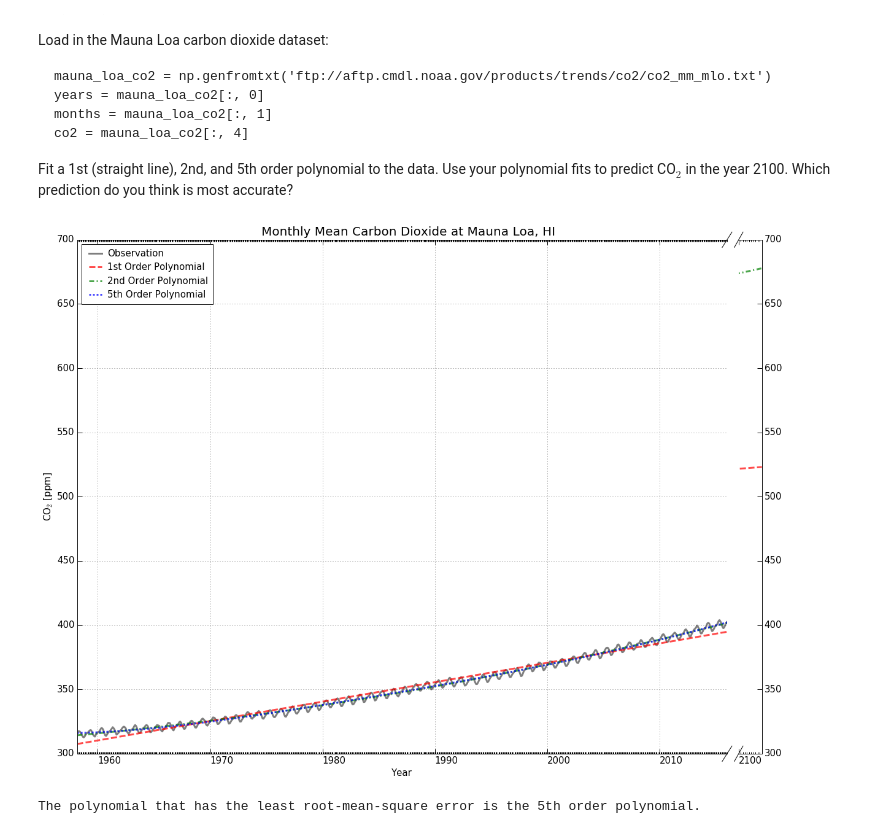
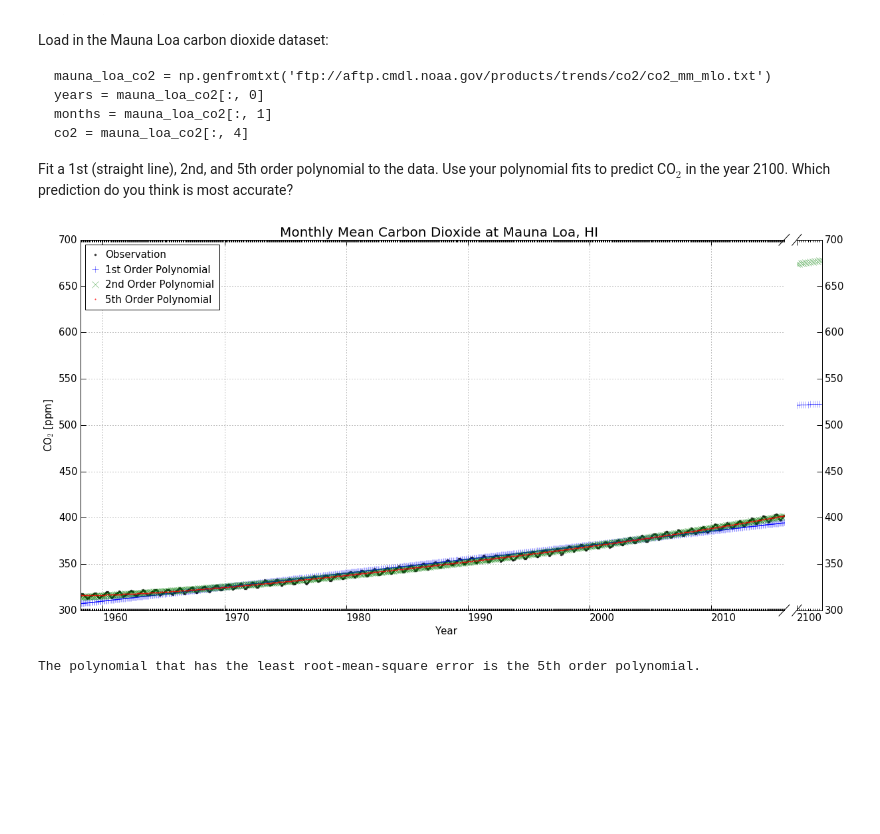
Before and after one commit to yskangtamu/OCNG689, a Jupyter notebook: hw04-solution.ipynb, the cells around one changed output. Saved outputs shown, nothing was run; the diff lists cells and outputs as text; code cells hidden in the pictures; blank space fills up the shorter version.

```diff
--- a/hw04-solution.ipynb
+++ b/hw04-solution.ipynb
@@ -399,8 +399,9 @@ dates = np.concatenate((np.array([date(int(years[i]), int(months[i]), 1) for i i
 daten = matplotlib.dates.date2num(dates)
 
 orders = [1, 2, 5]
-colors = ['red', 'green', 'blue']
-linestyles = [[10, 4], [8, 4, 2, 4], [3, 3]]
+colors = ['blue', 'green', 'red']
+styles = ['+', 'x', '.']
+msizes = [10, 10, 3]
 labels = ['1st Order Polynomial', '2nd Order Polynomial', '5th Order Polynomial']
 
 pp = []
@@ -413,7 +414,7 @@ for i, order in enumerate(orders):
     rmse[i] = np.sqrt(np.mean(rs**2))
     y[i] = p(daten)
 
-fig = plt.figure(figsize=(20, 15))
+fig = plt.figure(figsize=(20, 10))
 
 ratio = 20
 gs = gridspec.GridSpec(1, ratio)
@@ -423,10 +424,11 @@ ax2 = fig.add_subplot(gs[-1])
 axes = [ax1, ax2]
 
 for ax in axes:
-    ax.plot(dates[:co2.size], co2, 'k-', linewidth=3, label='Observation', alpha=0.5)
+    ax.plot(dates[:co2.size], co2, color='k', linestyle='None', marker='.', markersize=6, label='Observation', \
+            alpha=0.7)
     for i in range(len(orders)):
-        ax.plot(dates, y[i], color=colors[i], linestyle='-', linewidth=3, label=labels[i], alpha=0.7, \
-                dashes=linestyles[i])
+        ax.plot(dates, y[i], color=colors[i], linestyle='None', marker=styles[i], markersize=msizes[i], \
+                label=labels[i], alpha=0.7)
     for tick in ax.xaxis.get_majorticklabels():
         tick.set_horizontalalignment("left")
     ax.tick_params('both', length=8, width=1, which='major', labelsize=15)
@@ -435,37 +437,37 @@ for ax in axes:
     ax.set_xticks(dates, minor=True)
     ax.set_ylim(np.floor(np.array([co2.min(), np.array(y).flat[:co2.size].min()]).min()/50)*50, \
                 np.ceil(np.array([co2.max(), np.array(y).flat[:].max()]).max()/50)*50)
 
 ax1.spines['right'].set_visible(False)
 ax1.set_xlim(dates[0], dates[co2.size-1])
-ax1.set_xlabel('Year', fontsize=15)
+ax1.set_xlabel('Year', x=0.52, fontsize=15)
 ax1.grid(True, color='k', linestyle=':', linewidth=0.5)
 ax1.yaxis.tick_left()
 ax1.set_ylabel('CO$_{2}$ [ppm]', fontsize=15)
 
 ax2.spines['left'].set_visible(False)
 ax2.set_xlim(dates[co2.size], dates[-1])
 start, end = ax2.get_xlim()
 ax2.xaxis.set_ticks(np.arange(start, end, end-start))
 ax2.yaxis.tick_right()
 
 d = .015
 a = d/2
 b = a*(ratio+5)
 kwargs = dict(transform=ax1.transAxes, color='k', clip_on=False)
 ax1.plot((1-a,1+a),(-d,d), **kwargs)
 ax1.plot((1-a,1+a),(1-d,1+d), **kwargs)
 
 kwargs.update(transform=ax2.transAxes)
 ax2.plot((-b,b),(-d,d), **kwargs)
 ax2.plot((-b,b),(1-d,1+d), **kwargs)
 
-ax1.legend(loc='upper left', fontsize=15, handlelength=2, handletextpad=.3, labelspacing=.5, borderpad=.5)
-fig.suptitle('Monthly Mean Carbon Dioxide at Mauna Loa, HI', y=0.92, fontsize=20)
+ax1.legend(loc='upper left', numpoints=1, fontsize=15, handlelength=1, handletextpad=.5, borderpad=.5)
+fig.suptitle('Monthly Mean Carbon Dioxide at Mauna Loa, HI', y=0.928, fontsize=20)
 
 plt.show()
 # %% [output]
-[figure, old version]
+[figure, new version]
 # %%
 print('The polynomial that has the least root-mean-square error is the ', \
       ''.join(np.array(labels)[rmse == min(rmse)]).lower(), '.', sep='')
```
